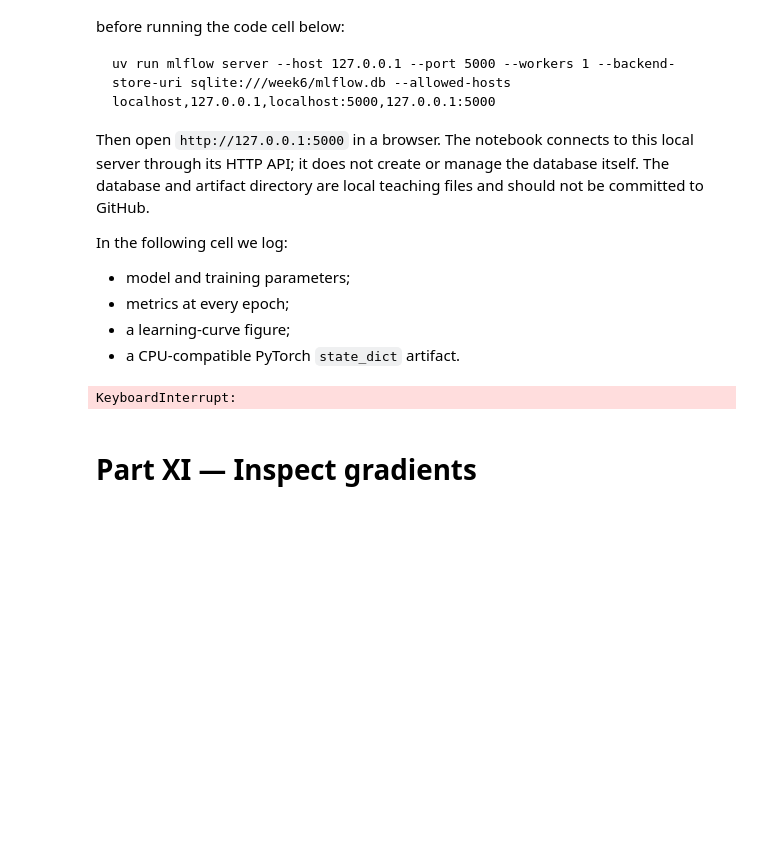
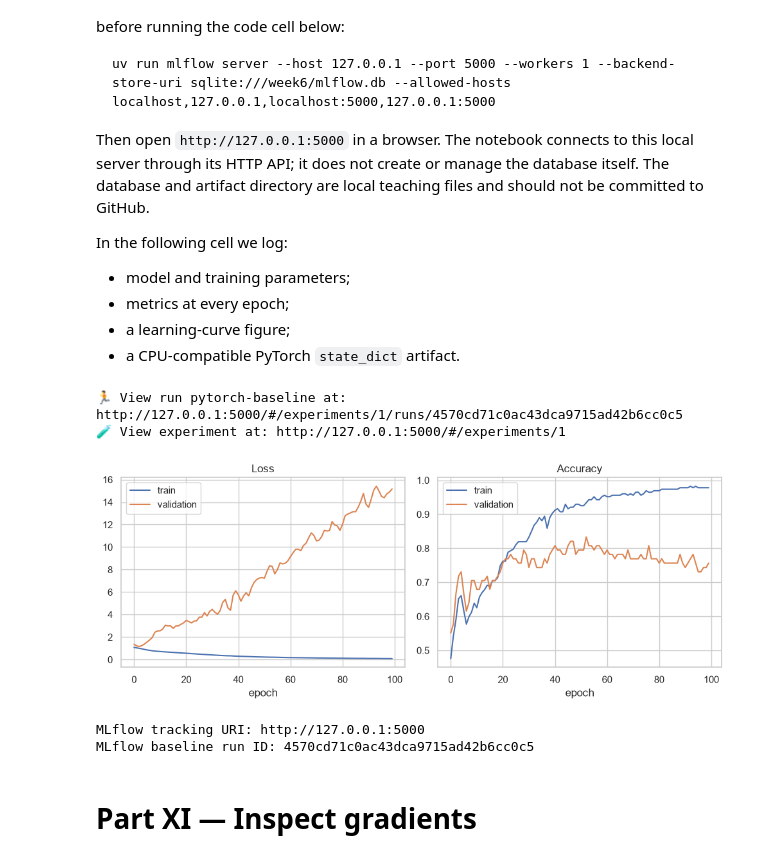
Before and after one commit to AnnGur/KSE_ML_for_bioinformatics, a Jupyter notebook: practicals/week6/Practical_06_Neural_Networks_Microscopy.ipynb, the cells around one changed output. Drawn from its saved outputs; the diff is of its cells as text; code cells hidden in the pictures; blank space fills up the shorter version.

```diff
--- a/practicals/week6/Practical_06_Neural_Networks_Microscopy.ipynb
+++ b/practicals/week6/Practical_06_Neural_Networks_Microscopy.ipynb
@@ -1474,16 +1482,18 @@ import importlib
 # MLflow/FastAPI needs the newer sentinel symbol, so prioritize this project's
 # site-packages before importing MLflow.
 project_roots = [Path.cwd(), *Path.cwd().parents]
-project_root = next(
-    (root for root in project_roots if (root / ".venv" / "Lib" / "site-packages").exists()),
-    None,
-)
+def venv_site_packages(root):
+    # Windows layout: .venv/Lib/site-packages; macOS/Linux layout: .venv/lib/pythonX.Y/site-packages
+    candidates = [root / ".venv" / "Lib" / "site-packages", *sorted((root / ".venv" / "lib").glob("python*/site-packages"))]
+    return next((c for c in candidates if c.exists()), None)
+
+project_root = next((root for root in project_roots if venv_site_packages(root) is not None), None)
 if project_root is None:
     raise RuntimeError(
         "Could not locate the practicals .venv. Select the project kernel or run the notebook from the project directory."
     )
 
-project_site_packages = str(project_root / ".venv" / "Lib" / "site-packages")
+project_site_packages = str(venv_site_packages(project_root))
 if project_site_packages not in sys.path:
     sys.path.insert(0, project_site_packages)
 
@@ -1552,7 +1562,10 @@ def log_mlflow_training_run(
         if figure is not None:
             mlflow.log_figure(figure, "training_curves.png")
 
-        if model is not None:
+        if isinstance(model, (str, Path)):
+            # model was trained in a worker process and saved to this file
+            mlflow.log_artifact(str(model), artifact_path="model")
+        elif model is not None:
             with tempfile.TemporaryDirectory() as temporary_directory:
                 temporary_directory = Path(temporary_directory)
                 if model_type == "pytorch":
@@ -1582,34 +1595,38 @@ baseline_series = {
 }
 baseline_figure = make_training_figure(baseline_series)
 baseline_run_id = log_mlflow_training_run(
     run_name="pytorch-baseline",
     params={
         "framework": "pytorch",
         "input_dim": input_dim,
         "hidden_layers": "32,16",
         "n_classes": n_classes,
         "optimizer": "Adam",
         "learning_rate": 1e-3,
         "epochs": len(history["train_loss"]),
         "batch_size": BATCH_SIZE,
         "random_state": RANDOM_STATE,
     },
     series=baseline_series,
     final_metrics={
         "final_validation_loss": history["val_loss"][-1],
         "final_validation_accuracy": history["val_acc"][-1],
         "best_validation_accuracy": max(history["val_acc"]),
     },
     model=model,
     model_type="pytorch",
     figure=baseline_figure,
 )
 plt.show()
 plt.close(baseline_figure)
 print("MLflow tracking URI:", mlflow.get_tracking_uri())
 print("MLflow baseline run ID:", baseline_run_id)
 # %% [output]
-KeyboardInterrupt:
+🏃 View run pytorch-baseline at: http://127.0.0.1:5000/#/experiments/1/runs/4570cd71c0ac43dca9715ad42b6cc0c5
+🧪 View experiment at: http://127.0.0.1:5000/#/experiments/1
+[figure, added]
+MLflow tracking URI: http://127.0.0.1:5000
+MLflow baseline run ID: 4570cd71c0ac43dca9715ad42b6cc0c5
 # %% [markdown]
 # Part XI — Inspect gradients
 # %% [markdown]
```
Also changed, not shown: parts of 44 cells of this notebook.
